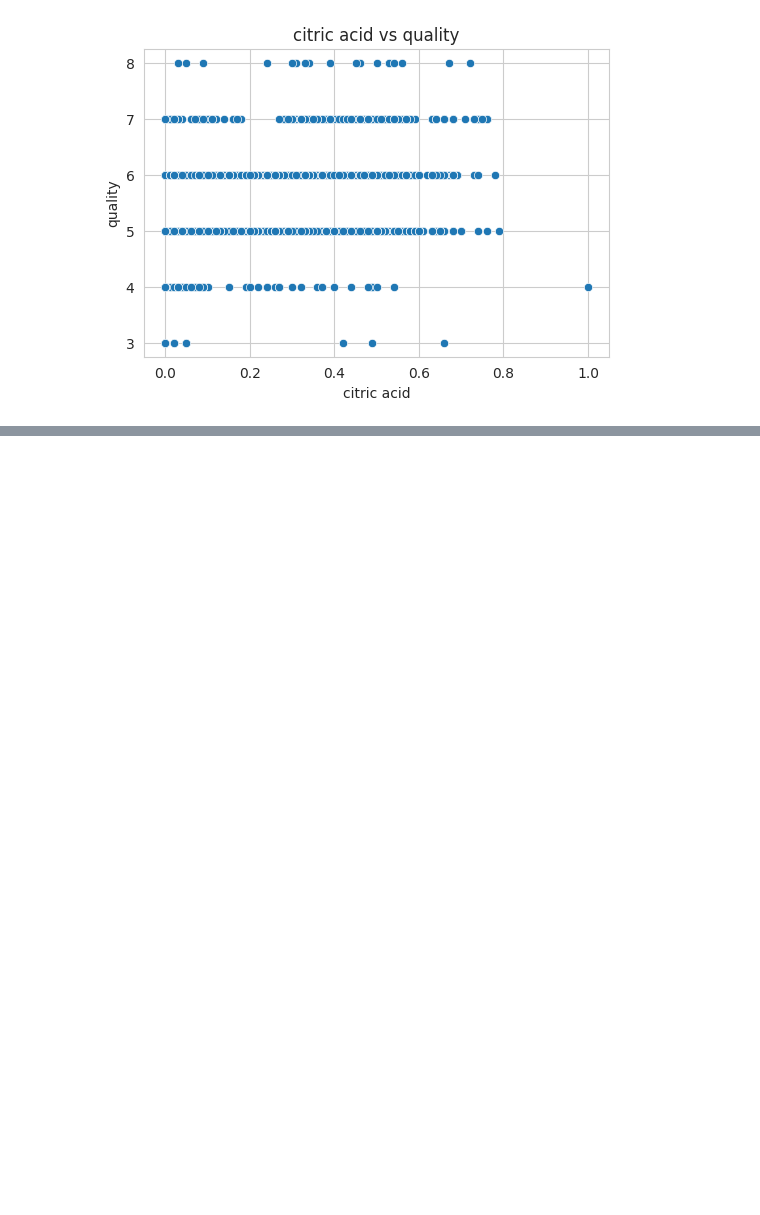
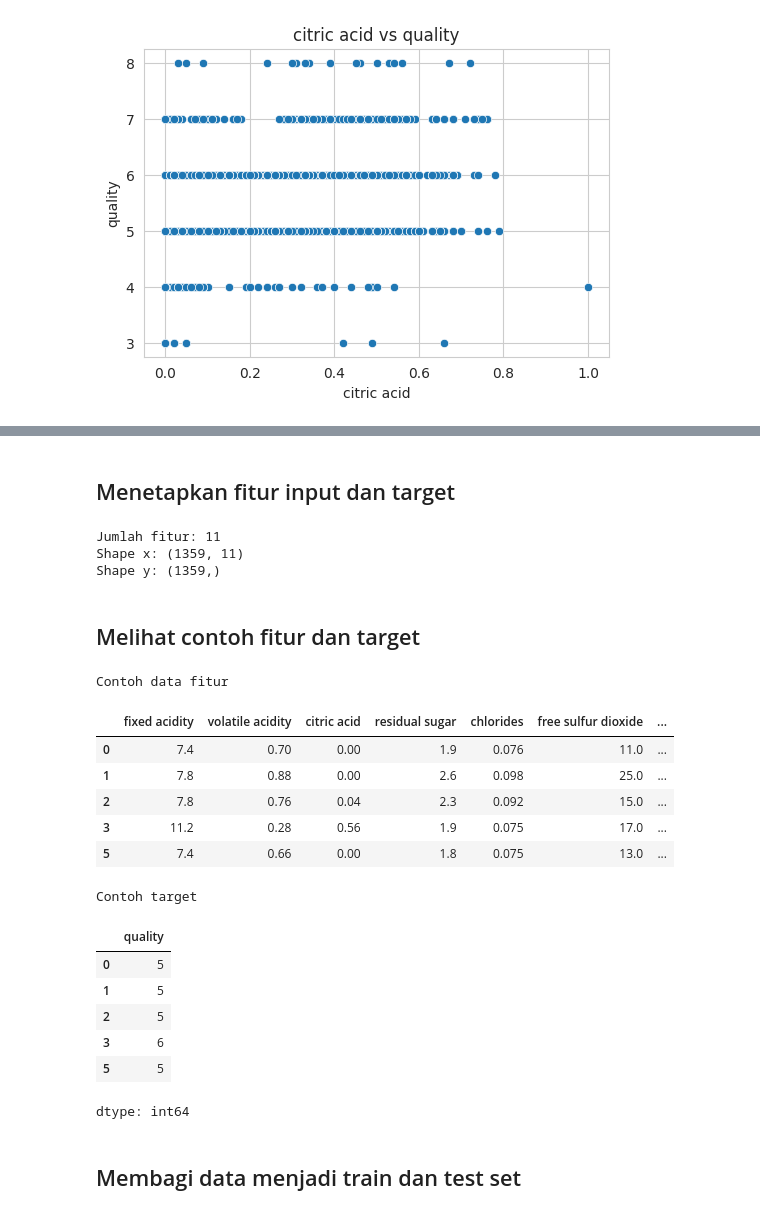
Before and after one commit to r021n/simple-machine-learing, a Jupyter notebook: Wine_Quality_Prediction.ipynb, the cells around one changed output, grey strips where cells are left out. Cells and saved outputs as stored; diff of their text form; code cells hidden in the pictures; blank space fills up the shorter version.

```diff
--- a/Wine_Quality_Prediction.ipynb
+++ b/Wine_Quality_Prediction.ipynb
@@ -326,0 +331,5 @@ for col in selected_features:
+# %%
+df_model = df.copy()
+
+print('Shape sebelum preprocessing:', df.shape)
+display(df.head())
@@ -326,0 +346,8 @@ for col in selected_features:
+# %%
+duplicated_count = df_model.duplicated().sum()
+print('Jumlah duplicated sebelum dihapus:', duplicated_count)
+
+df_model = df_model.drop_duplicates()
+
+print('Shape setelah hapus duplikat:', df_model.shape)
+print('Jumlah duplicated setelah penghapusan:', df_model.duplicated().sum())
@@ -326,0 +384,42 @@ for col in selected_features:
+# %% [markdown]
+## Menetapkan fitur input dan target
+# %%
+target_column = 'quality'
+feature_columns = [col for col in df_model.columns if col != target_column]
+
+X = df_model[feature_columns]
+y = df_model[target_column]
+
+print('Jumlah fitur:', X.shape[1])
+print('Shape x:', X.shape)
+print('Shape y:', y.shape)
+# %% [output]
+Jumlah fitur: 11
+Shape x: (1359, 11)
+Shape y: (1359,)
+# %% [markdown]
+## Melihat contoh fitur dan target
+# %%
+print('Contoh data fitur')
+display(X.head())
+
+print('\nContoh target')
+display(y.head())
+# %% [output]
+Contoh data fitur
+|  | fixed acidity | volatile acidity | citric acid | residual sugar | chlorides | free sulfur dioxide | ... |
+| 0 | 7.4 | 0.70 | 0.00 | 1.9 | 0.076 | 11.0 | ... |
+| 1 | 7.8 | 0.88 | 0.00 | 2.6 | 0.098 | 25.0 | ... |
+| 2 | 7.8 | 0.76 | 0.04 | 2.3 | 0.092 | 15.0 | ... |
+| 3 | 11.2 | 0.28 | 0.56 | 1.9 | 0.075 | 17.0 | ... |
+| 5 | 7.4 | 0.66 | 0.00 | 1.8 | 0.075 | 13.0 | ... |
+Contoh target
+|  | quality |
+| 0 | 5 |
+| 1 | 5 |
+| 2 | 5 |
+| 3 | 6 |
+| 5 | 5 |
+dtype: int64
+# %% [markdown]
+## Membagi data menjadi train dan test set
```
Also changed, not shown: parts of 16 cells of this notebook.
